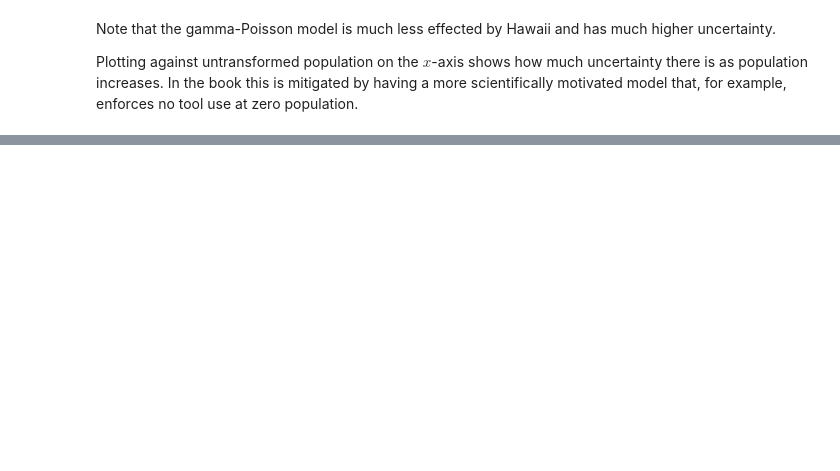
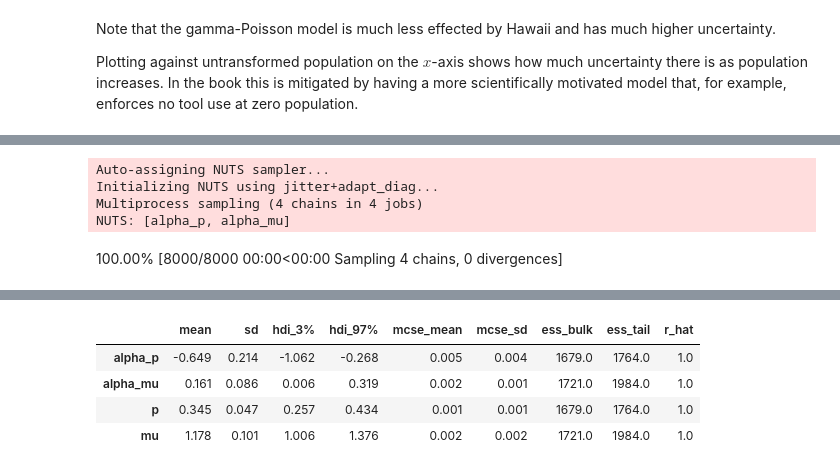
Before and after one commit to chris-leonard/statistical-rethinking, a Jupyter notebook: notes/chapter_12.ipynb, the cells around one changed output, grey strips where cells are left out. Drawn from its saved outputs; the diff is of its cells as text; code cells hidden in the pictures; blank space fills up the shorter version.

```diff
--- a/notes/chapter_12.ipynb
+++ b/notes/chapter_12.ipynb
@@ -638,0 +711,50 @@ fig.tight_layout();
+# %%
+# functions for factln(k) = ln(k!) and logpw(a, b) = ln(a^b)
+from pymc.distributions.dist_math import factln, logpow
+
+
+def zipoisson_logp(value, p, mu):
+    return pm.math.where(
+        pm.math.eq(value, 0),
+        pm.math.log(p + (1 - p) * pm.math.exp(-mu)),
+        pm.math.log(1 - p) + logpow(mu, value) - factln(value) - mu,
+    )
+
+
+# rng is a numpy Generator, e.g. np.random.default_rng(seed=42)
+def zipoisson_rvs(p, mu, rng=None, size=None):
+    return (1 - rng.binomial(n=1, p=p, size=size)) * rng.poisson(lam=mu, size=size)
+# %%
+coords = {
+    "day": monks.index,
+}
+with pm.Model(coords=coords) as m12_3a:
+    # # priors
+    alpha_p = pm.Normal("alpha_p", mu=-1.5, sigma=1.0)
+    alpha_mu = pm.Normal("alpha_mu", mu=1.0, sigma=0.5)
+
+    # link functions
+    p = pm.Deterministic("p", pm.math.invlogit(alpha_p))
+    mu = pm.Deterministic("mu", pm.math.exp(alpha_mu))
+
+    # likelihood
+    manuscripts = pm.CustomDist(
+        "manuscripts",
+        p,
+        mu,
+        logp=zipoisson_logp,
+        random=zipoisson_rvs,
+        observed=monks.manuscripts,
+        dims="day",
+    )
+
+    # sample
+    trace_12_3a = pm.sample(random_seed=RANDOM_SEED)
+
+az.summary(trace_12_3a)
+# %% [output]
+Auto-assigning NUTS sampler...
+Initializing NUTS using jitter+adapt_diag...
+Multiprocess sampling (4 chains in 4 jobs)
+NUTS: [alpha_p, alpha_mu]
+100.00% [8000/8000 00:00<00:00 Sampling 4 chains, 0 divergences]
@@ -638,0 +762,5 @@ fig.tight_layout();
+|  | mean | sd | hdi_3% | hdi_97% | mcse_mean | mcse_sd | ess_bulk | ess_tail | r_hat |
+| alpha_p | -0.649 | 0.214 | -1.062 | -0.268 | 0.005 | 0.004 | 1679.0 | 1764.0 | 1.0 |
+| alpha_mu | 0.161 | 0.086 | 0.006 | 0.319 | 0.002 | 0.001 | 1721.0 | 1984.0 | 1.0 |
+| p | 0.345 | 0.047 | 0.257 | 0.434 | 0.001 | 0.001 | 1679.0 | 1764.0 | 1.0 |
+| mu | 1.178 | 0.101 | 1.006 | 1.376 | 0.002 | 0.002 | 1721.0 | 1984.0 | 1.0 |
```
Also changed, not shown: parts of 15 cells of this notebook.
